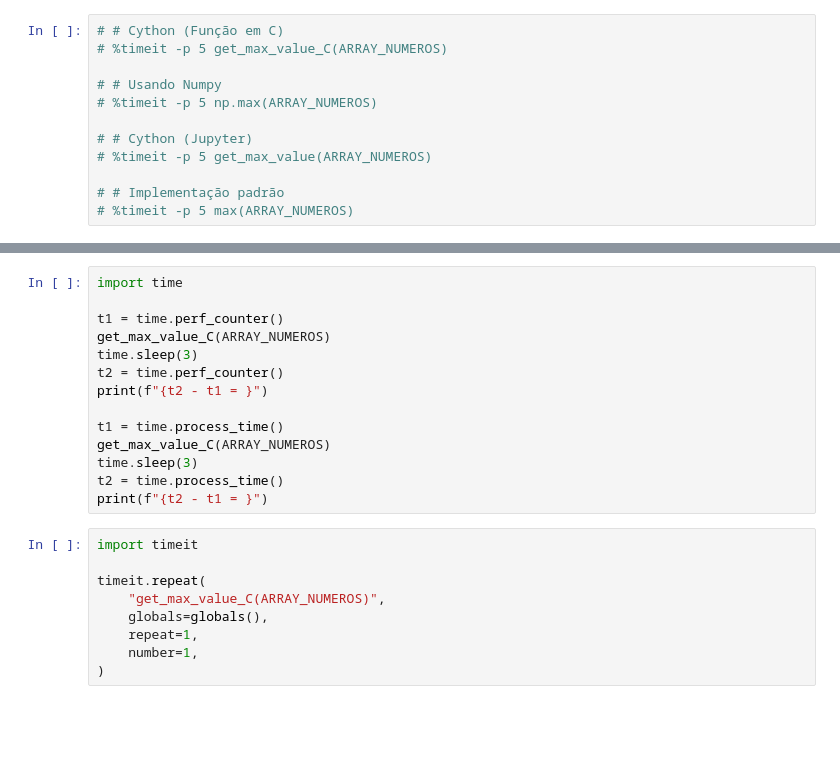
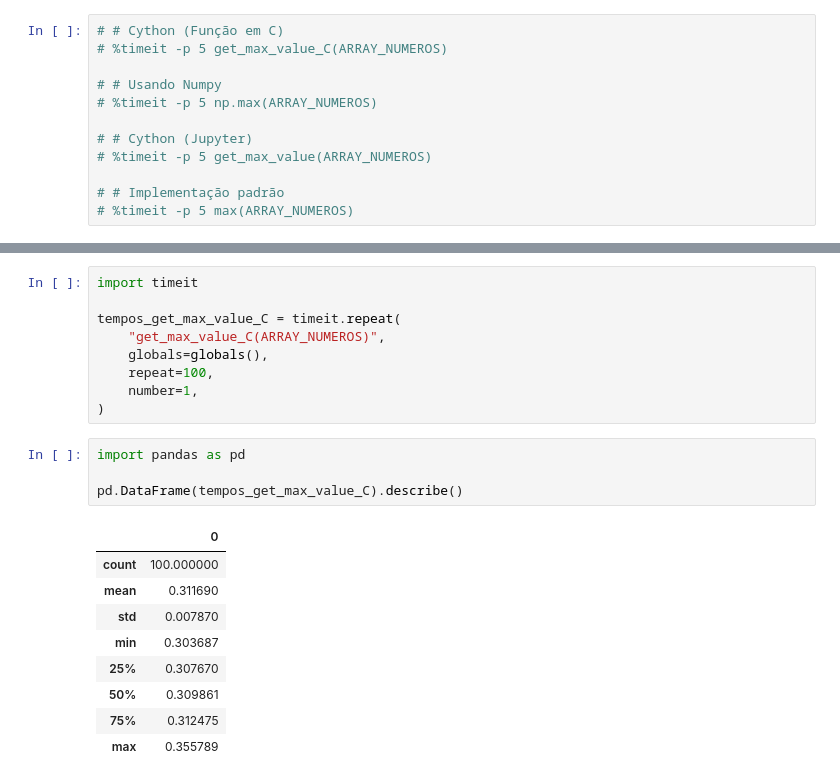
Before and after one commit to marcuscostagraciano/TCC-BSI, a Jupyter notebook: main.ipynb, the cells around one changed output, grey strips where cells are left out. Cells and saved outputs as stored; diff of their text form; blank space fills up the shorter version.

```diff
--- a/main.ipynb
+++ b/main.ipynb
@@ -54,23 +63,23 @@ np.max(ARRAY_NUMEROS) == get_max_value_C(ARRAY_NUMEROS)
-# %%
-import time
-
-t1 = time.perf_counter()
-get_max_value_C(ARRAY_NUMEROS)
-time.sleep(3)
-t2 = time.perf_counter()
-print(f"{t2 - t1 = }")
-
-t1 = time.process_time()
-get_max_value_C(ARRAY_NUMEROS)
-time.sleep(3)
-t2 = time.process_time()
-print(f"{t2 - t1 = }")
 # %%
 import timeit
 
-timeit.repeat(
+tempos_get_max_value_C = timeit.repeat(
     "get_max_value_C(ARRAY_NUMEROS)",
     globals=globals(),
-    repeat=1,
+    repeat=100,
     number=1,
 )
+# %%
+import pandas as pd
+
+pd.DataFrame(tempos_get_max_value_C).describe()
+# %% [output]
+|  | 0 |
+| count | 100.000000 |
+| mean | 0.311690 |
+| std | 0.007870 |
+| min | 0.303687 |
+| 25% | 0.307670 |
+| 50% | 0.309861 |
+| 75% | 0.312475 |
+| max | 0.355789 |
```
Also changed, not shown: parts of 6 cells of this notebook.
